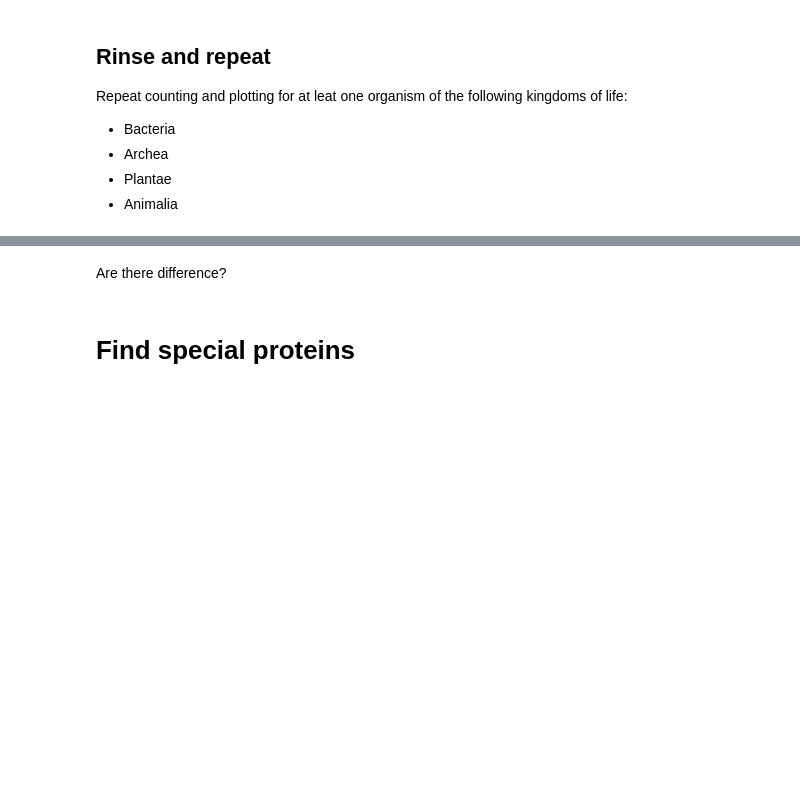
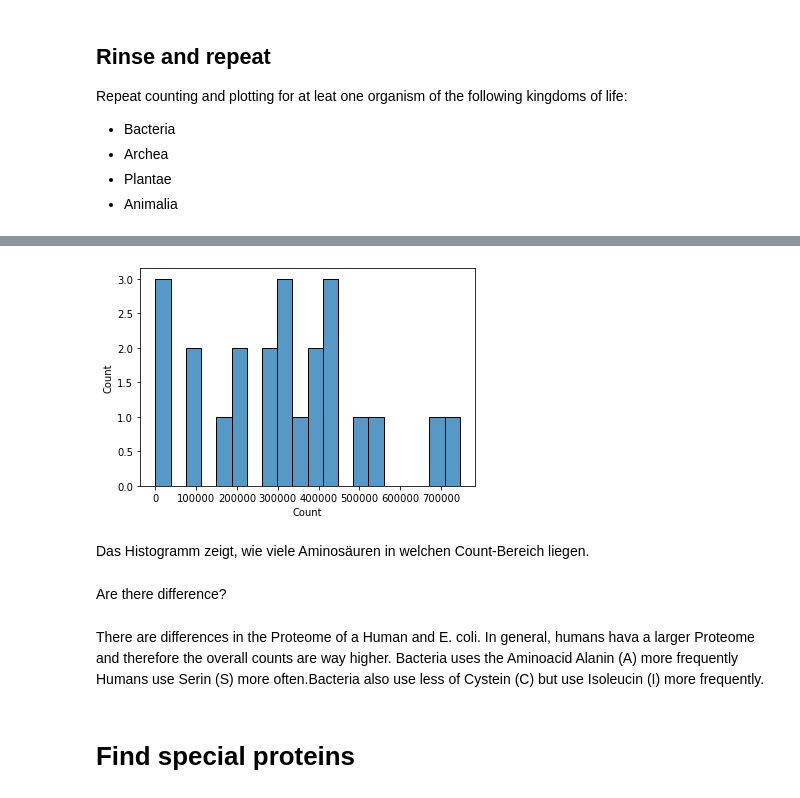
Before and after one commit to fufezan-lab/advanced_python_2021-22_HD, a Jupyter notebook: notebooks/02.exercise_find_the_prots.ipynb, the cells around one changed output, grey strips where cells are left out. Saved outputs shown, nothing was run; the diff lists cells and outputs as text; code cells hidden in the pictures; blank space fills up the shorter version.

```diff
--- a/notebooks/02.exercise_find_the_prots.ipynb
+++ b/notebooks/02.exercise_find_the_prots.ipynb
@@ -66,5 +146,13 @@ Repeat counting and plotting for at leat one organism of the following kingdoms
+# %%
+ax = seaborn.histplot(data=df_bacteria, x="Count", bins=20)
+# %% [output]
+[figure, added]
+# %% [markdown]
+Das Histogramm zeigt, wie viele Aminosäuren in welchen Count-Bereich liegen.
 # %% [markdown]
 Are there difference?
+# %% [markdown]
+There are differences in the Proteome of a Human and E. coli. In general, humans hava a larger Proteome and therefore the overall counts are way higher. Bacteria uses the Aminoacid Alanin (A) more frequently Humans use Serin (S) more often.Bacteria also use less of Cystein (C) but use Isoleucin (I) more frequently.
 # %% [markdown]
 # Find special proteins
 # %% [markdown]
```
Also changed, not shown: parts of 7 cells of this notebook.
